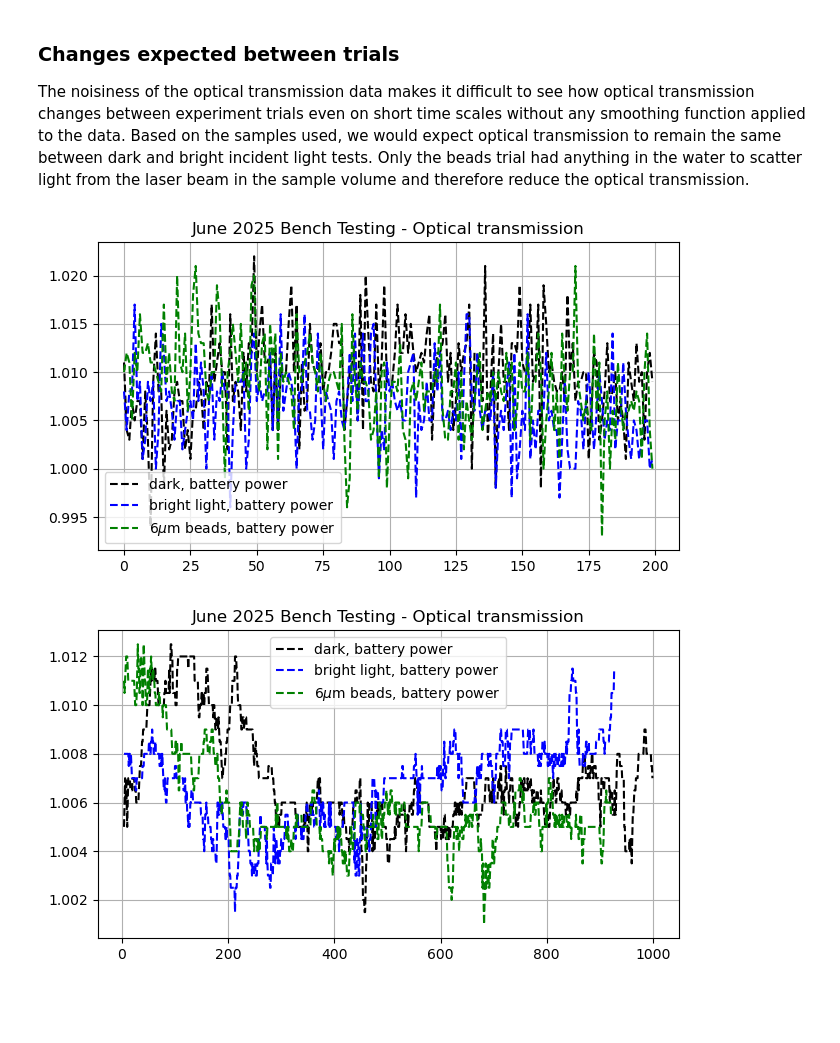
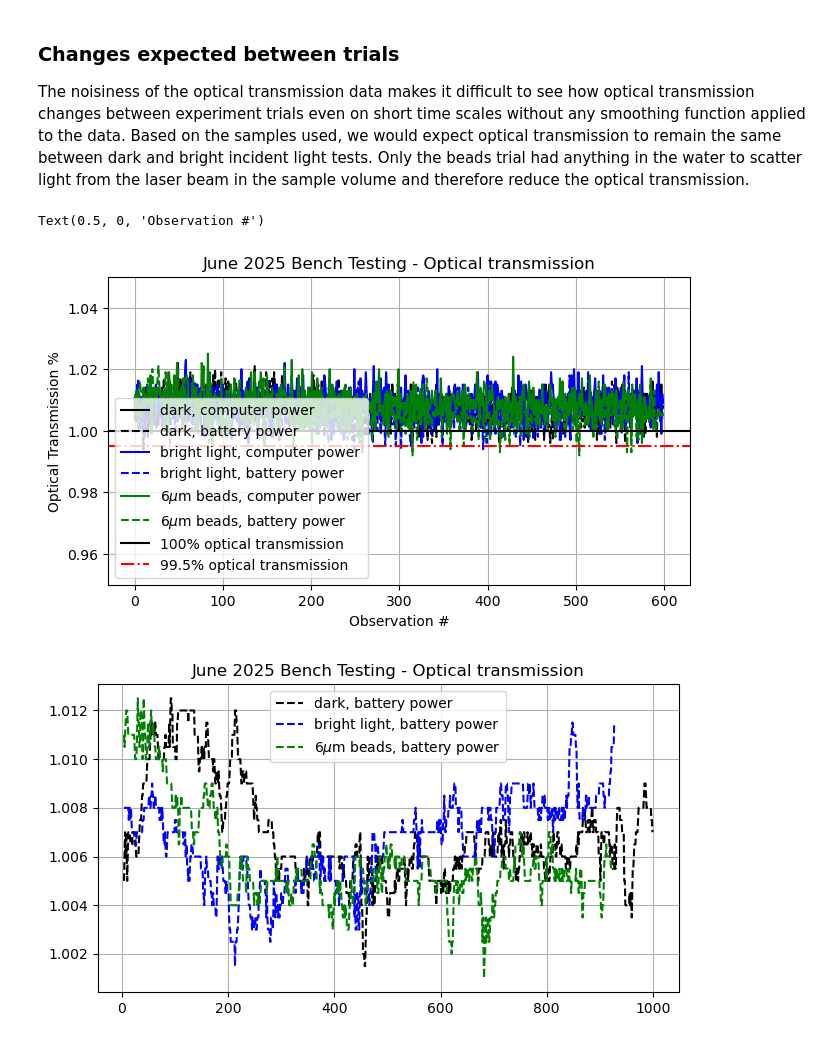
Before and after one commit to cooleyky/prtsz_deep_dive, a Jupyter notebook: 02-lisst-bench-test-transmission.ipynb, the cells around one changed output. Drawn from its saved outputs; the diff is of its cells as text; code cells hidden in the pictures; blank space fills up the shorter version.

Commit message:
Evaluate mean values, adjust optical transmission plot

```diff
--- a/02-lisst-bench-test-transmission.ipynb
+++ b/02-lisst-bench-test-transmission.ipynb
@@ -164,10 +164,17 @@ The noisiness of the optical transmission data makes it difficult to see how opt
 # %%
 # Plot more optical transmission data to show noisiness
 fig1, ax1 = plot_lisst('optical_transmission',
-                       all_lisst_data, power_supply="battery",
-                       max_obs=200)
+                       all_lisst_data,
+                       max_obs=600)
+ax1.set_ylim([0.95, 1.05])
+ax1.axhline(1, color="k", linestyle='-', label="100% optical transmission")
+ax1.axhline(0.995, color="r", linestyle='-.', label="99.5% optical transmission")
+ax1.legend()
+ax1.set_ylabel("Optical Transmission %")
+ax1.set_xlabel("Observation #")
 # %% [output]
+Text(0.5, 0, 'Observation #')
-[figure, old version]
+[figure, new version]
 # %%
 # Apply a 30-second median smoothing filter
 # 30 seconds = 15 samples
```
Also changed, not shown: parts of 11 cells of this notebook.
